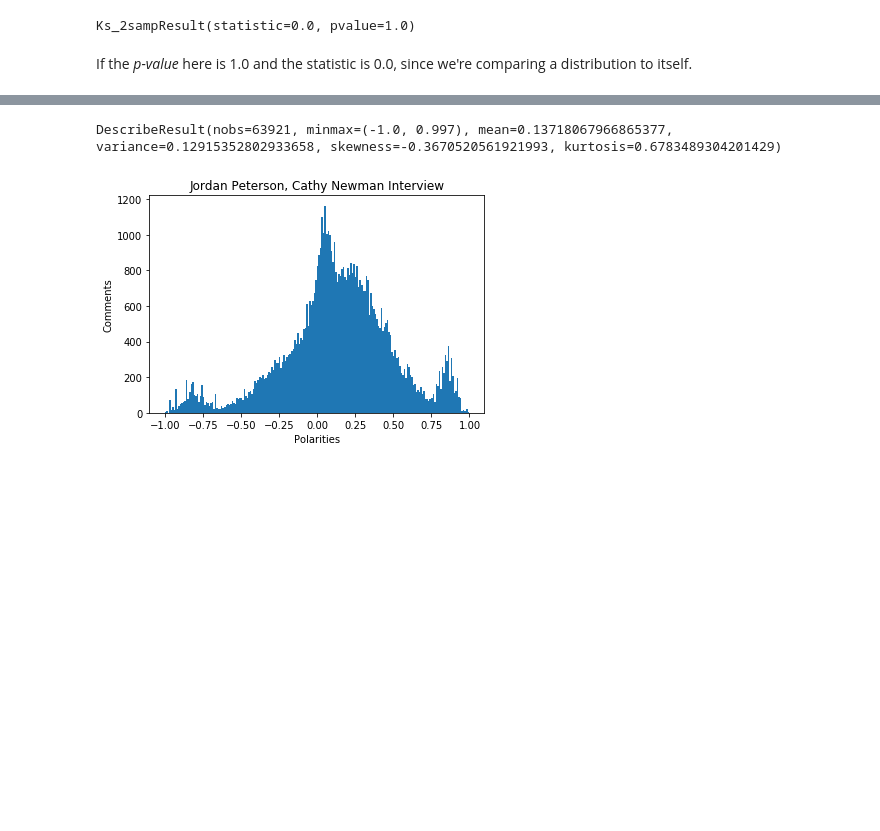
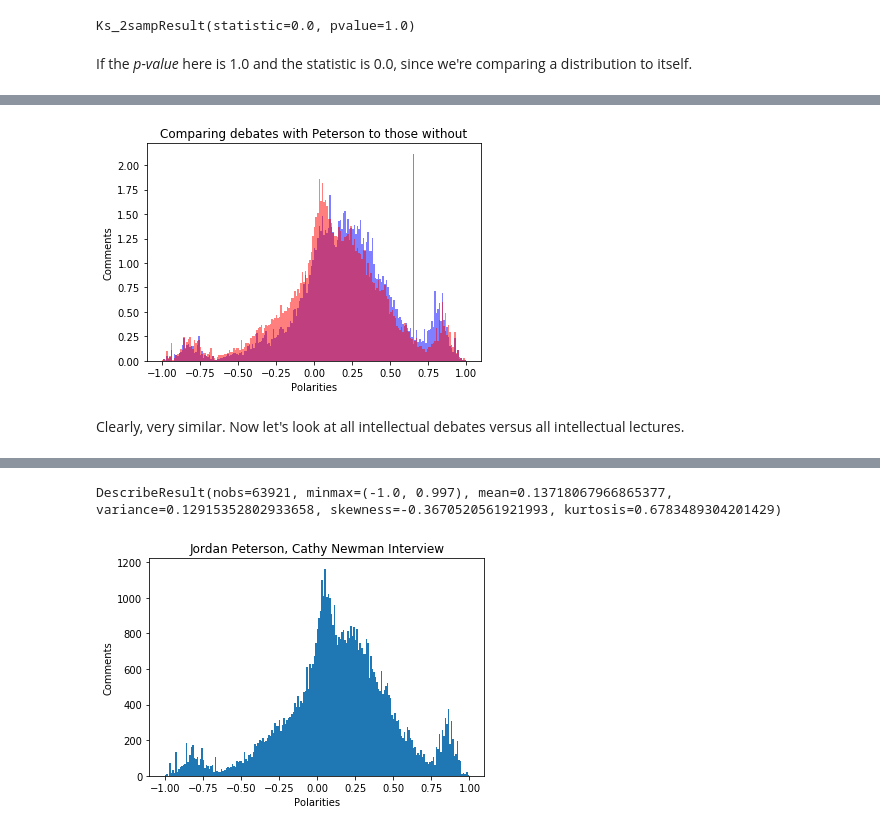
Before and after one commit to AaronFried/data-science-fundamentals, a Jupyter notebook: prep/capstone/prep-capstone-report.ipynb, the cells around one changed output, grey strips where cells are left out. Cells and saved outputs as stored; diff of their text form; code cells hidden in the pictures; blank space fills up the shorter version.

```diff
--- a/prep/capstone/prep-capstone-report.ipynb
+++ b/prep/capstone/prep-capstone-report.ipynb
@@ -274,0 +339,11 @@ Given this, let's visualize these distributions and grab some descriptive statis
+# %%
+plt.hist(intellectual_debates_sans_peterson['Polarity'].dropna(), normed=True, color='blue', bins=200, alpha=.5, range=(-1, 1))
+plt.hist(peterson_debates['Polarity'].dropna(), normed=True, color='red', bins=200, alpha=.5, range=(-1, 1))
+plt.ylabel('Comments')
+plt.xlabel('Polarities')
+plt.title('Comparing debates with Peterson to those without')
+plt.show()
+# %% [output]
+[figure, added]
+# %% [markdown]
+Clearly, very similar. Now let's look at all intellectual debates versus all intellectual lectures.
```
Also changed, not shown: parts of 33 cells of this notebook.
